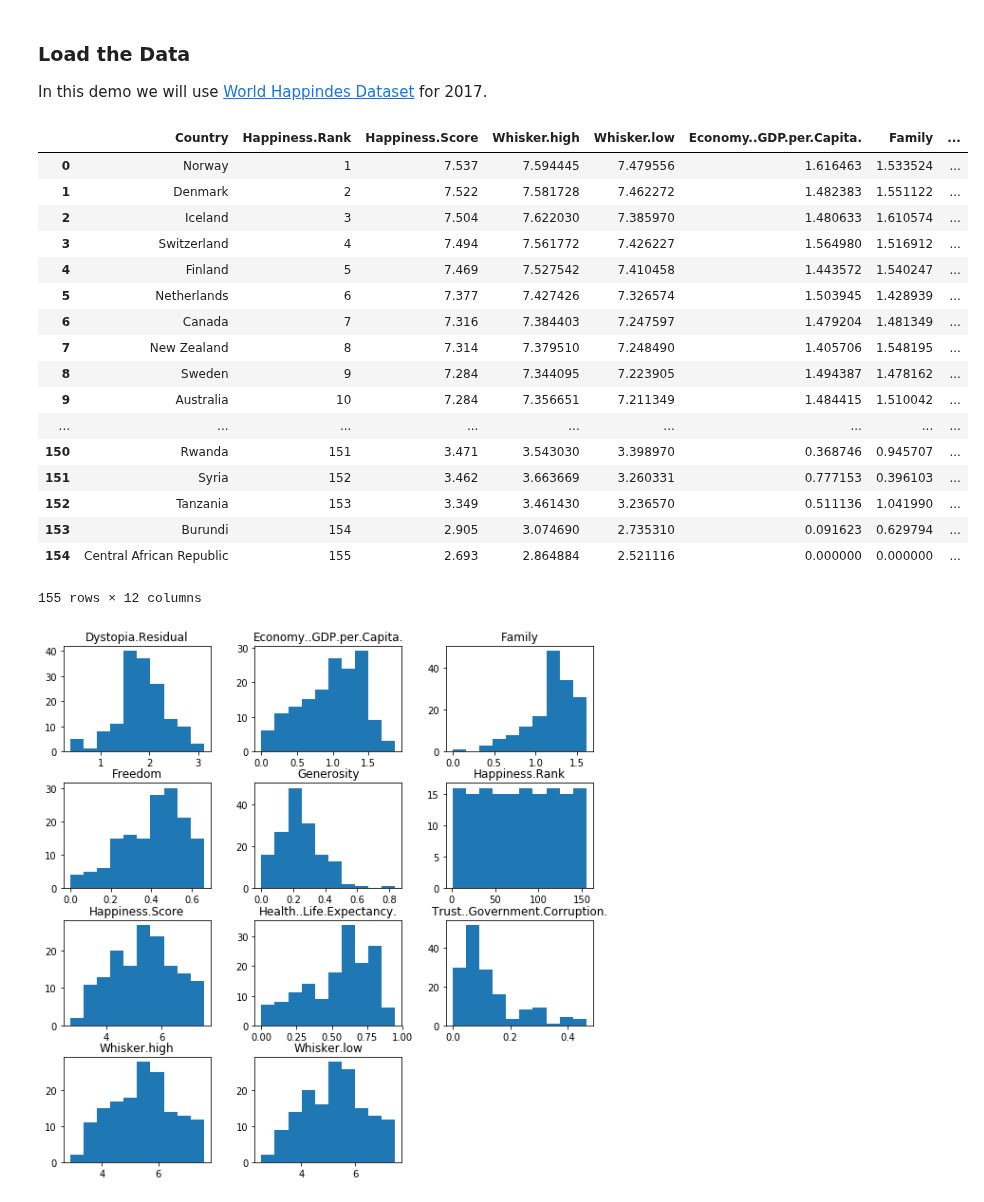
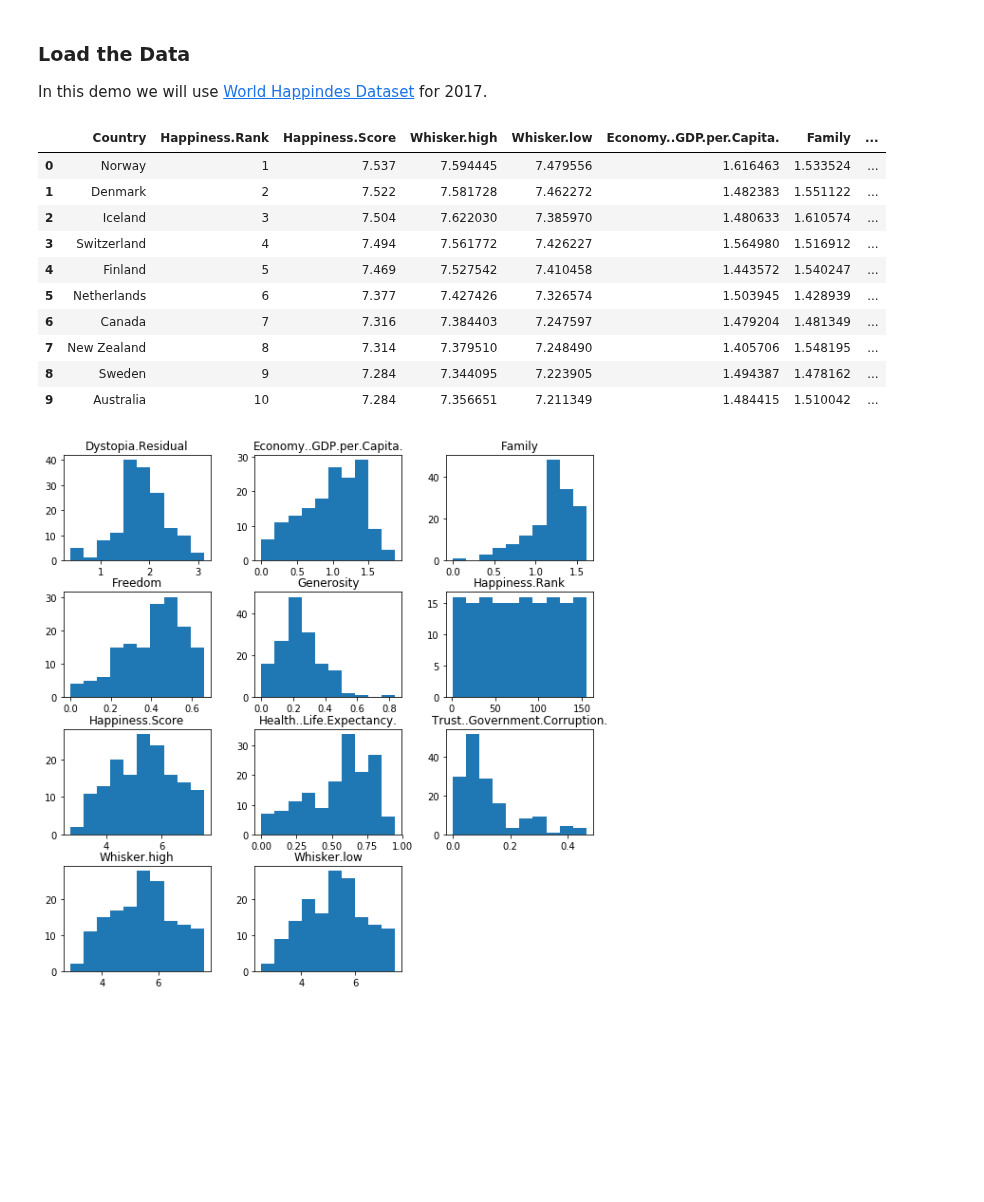
Before and after one commit to trekhleb/homemade-machine-learning, a Jupyter notebook: src/linear_regression/multivariate_linear_regression_demo.ipynb, the cells around one changed output. Saved outputs shown, nothing was run; the diff lists cells and outputs as text; code cells hidden in the pictures; blank space fills up the shorter version.

```diff
--- a/src/linear_regression/multivariate_linear_regression_demo.ipynb
+++ b/src/linear_regression/multivariate_linear_regression_demo.ipynb
@@ -36,28 +36,21 @@ In this demo we will use [World Happindes Dataset](https://www.kaggle.com/unsdsn
 # %%
 # Load the data.
 data = pd.read_csv('../../data/world-happiness-report-2017.csv')
 
 # Print the data table.
-data
+data.head(10)
 # %% [output]
 |  | Country | Happiness.Rank | Happiness.Score | Whisker.high | Whisker.low | Economy..GDP.per.Capita. | Family | ... |
 | 0 | Norway | 1 | 7.537 | 7.594445 | 7.479556 | 1.616463 | 1.533524 | ... |
 | 1 | Denmark | 2 | 7.522 | 7.581728 | 7.462272 | 1.482383 | 1.551122 | ... |
 | 2 | Iceland | 3 | 7.504 | 7.622030 | 7.385970 | 1.480633 | 1.610574 | ... |
 | 3 | Switzerland | 4 | 7.494 | 7.561772 | 7.426227 | 1.564980 | 1.516912 | ... |
 | 4 | Finland | 5 | 7.469 | 7.527542 | 7.410458 | 1.443572 | 1.540247 | ... |
 | 5 | Netherlands | 6 | 7.377 | 7.427426 | 7.326574 | 1.503945 | 1.428939 | ... |
 | 6 | Canada | 7 | 7.316 | 7.384403 | 7.247597 | 1.479204 | 1.481349 | ... |
 | 7 | New Zealand | 8 | 7.314 | 7.379510 | 7.248490 | 1.405706 | 1.548195 | ... |
 | 8 | Sweden | 9 | 7.284 | 7.344095 | 7.223905 | 1.494387 | 1.478162 | ... |
 | 9 | Australia | 10 | 7.284 | 7.356651 | 7.211349 | 1.484415 | 1.510042 | ... |
-| ... | ... | ... | ... | ... | ... | ... | ... | ... |
-| 150 | Rwanda | 151 | 3.471 | 3.543030 | 3.398970 | 0.368746 | 0.945707 | ... |
-| 151 | Syria | 152 | 3.462 | 3.663669 | 3.260331 | 0.777153 | 0.396103 | ... |
-| 152 | Tanzania | 153 | 3.349 | 3.461430 | 3.236570 | 0.511136 | 1.041990 | ... |
-| 153 | Burundi | 154 | 2.905 | 3.074690 | 2.735310 | 0.091623 | 0.629794 | ... |
-| 154 | Central African Republic | 155 | 2.693 | 2.864884 | 2.521116 | 0.000000 | 0.000000 | ... |
-155 rows × 12 columns
 # %%
 # Print histograms for each feature to see how they vary.
 histohrams = data.hist(grid=False, figsize=(10, 10))
```
Also changed, not shown: parts of 4 cells of this notebook, 1 other file.
